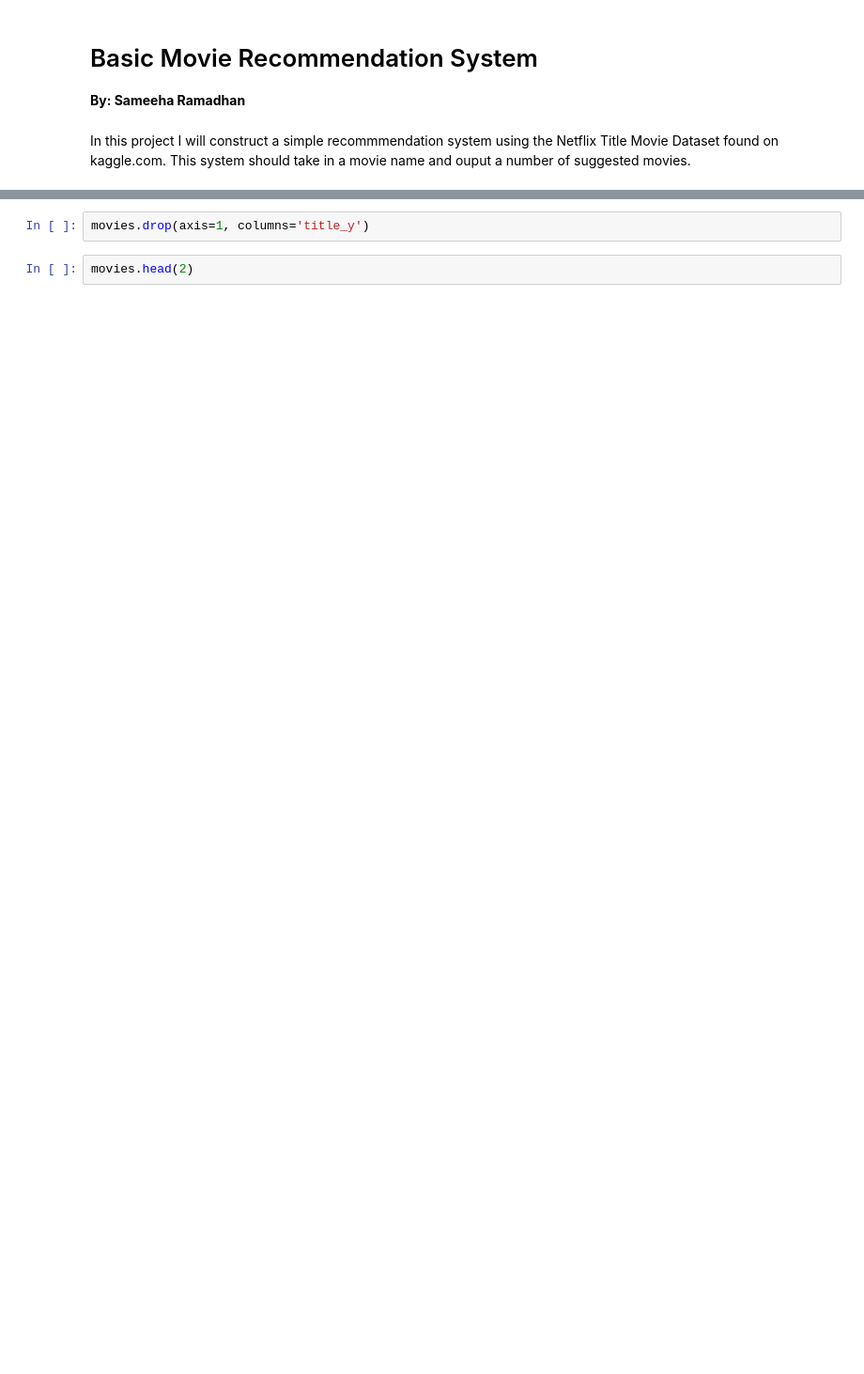
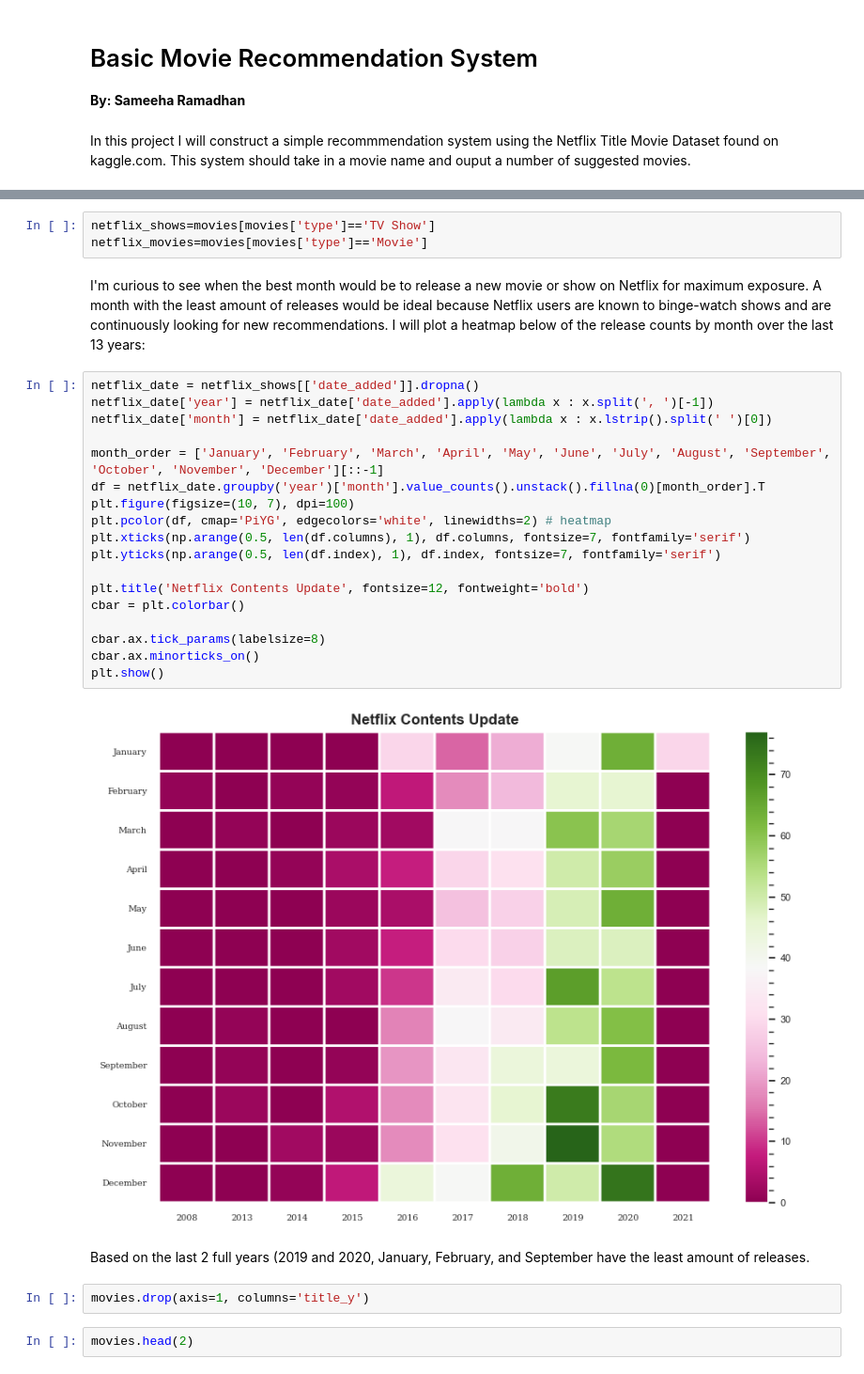
Before and after one commit to samtuleen/movie_recommendation_system, a Jupyter notebook: basic_movie_system-Netflix.ipynb, the cells around one changed output, grey strips where cells are left out. Shown: that part at 94% size. Saved outputs shown, nothing was run; the diff lists cells and outputs as text; blank space fills up the shorter version.

```diff
--- a/basic_movie_system-Netflix.ipynb
+++ b/basic_movie_system-Netflix.ipynb
@@ -60,3 +41,30 @@ A quick examination of the dataframe shows that the title column was duplicated
+# %%
+netflix_shows=movies[movies['type']=='TV Show']
+netflix_movies=movies[movies['type']=='Movie']
+# %% [markdown]
+I'm curious to see when the best month would be to release a new movie or show on Netflix for maximum exposure. A month with the least amount of releases would be ideal because Netflix users are known to binge-watch shows and are continuously looking for new recommendations. I will plot a heatmap below of the release counts by month over the last 13 years:
+# %%
+netflix_date = netflix_shows[['date_added']].dropna()
+netflix_date['year'] = netflix_date['date_added'].apply(lambda x : x.split(', ')[-1])
+netflix_date['month'] = netflix_date['date_added'].apply(lambda x : x.lstrip().split(' ')[0])
+
+month_order = ['January', 'February', 'March', 'April', 'May', 'June', 'July', 'August', 'September', 'October', 'November', 'December'][::-1]
+df = netflix_date.groupby('year')['month'].value_counts().unstack().fillna(0)[month_order].T
+plt.figure(figsize=(10, 7), dpi=100)
+plt.pcolor(df, cmap='PiYG', edgecolors='white', linewidths=2) # heatmap
+plt.xticks(np.arange(0.5, len(df.columns), 1), df.columns, fontsize=7, fontfamily='serif')
+plt.yticks(np.arange(0.5, len(df.index), 1), df.index, fontsize=7, fontfamily='serif')
+
+plt.title('Netflix Contents Update', fontsize=12, fontweight='bold')
+cbar = plt.colorbar()
+
+cbar.ax.tick_params(labelsize=8)
+cbar.ax.minorticks_on()
+plt.show()
+# %% [output]
+[figure, added]
+# %% [markdown]
+Based on the last 2 full years (2019 and 2020, January, February, and September have the least amount of releases.
 # %%
 movies.drop(axis=1, columns='title_y')
 # %%
```
Also changed, not shown: parts of 13 cells of this notebook, 1 other file.
